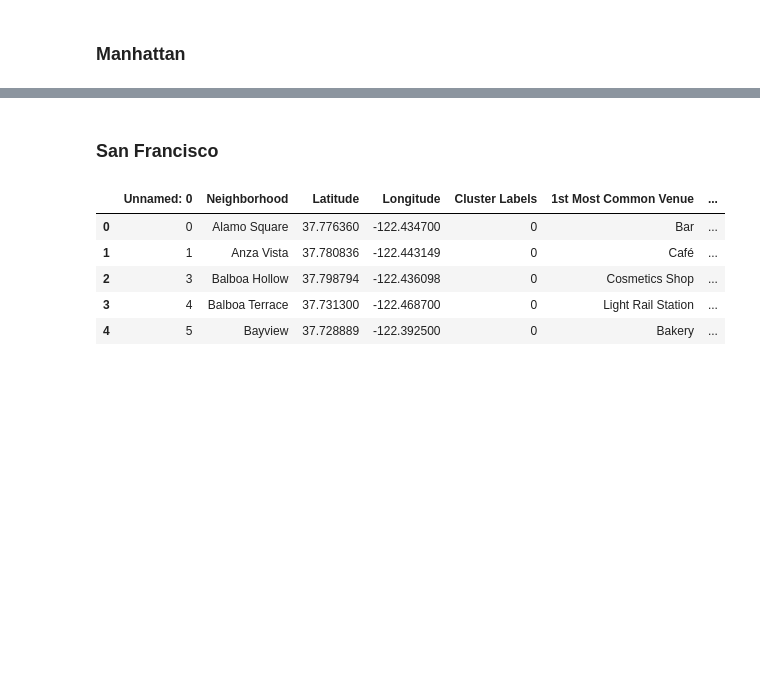
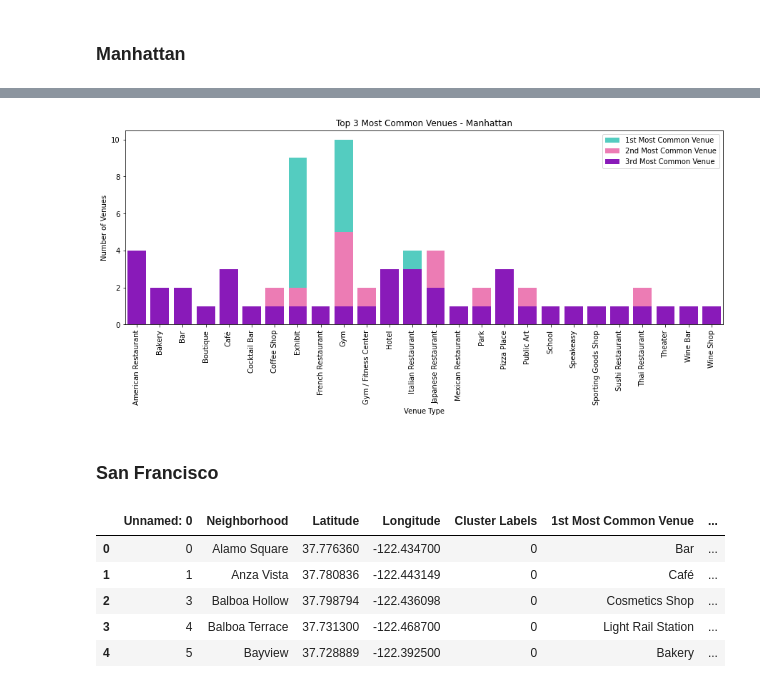
Before and after one commit to Faith2U/Project-Work, a Jupyter notebook: Applied Data Science Capstone - Week 4 - Comparing Cities.ipynb, the cells around one changed output, grey strips where cells are left out. Saved outputs shown, nothing was run; the diff lists cells and outputs as text; code cells hidden in the pictures; blank space fills up the shorter version.

```diff
--- a/Applied Data Science Capstone - Week 4 - Comparing Cities.ipynb
+++ b/Applied Data Science Capstone - Week 4 - Comparing Cities.ipynb
@@ -71,6 +94,27 @@ manhattan.head()
 # %%
 #Drop unneeded columns or extra columns
 manhattan.drop(['Unnamed: 0', 'Cluster Labels'], axis=1, inplace=True)
+# %%
+freq_manhattan = manhattan.groupby('1st Most Common Venue').count()
+freq2_manhattan = manhattan.groupby('2nd Most Common Venue').count()
+freq3_manhattan = manhattan.groupby('3rd Most Common Venue').count()
+# %%
+fig,ax=plt.subplots(figsize=(15,5))
+
+sns.barplot(data=freq_manhattan, x=freq_manhattan.index, y='Neighborhood', color='turquoise', label='1st Most Common Venue')
+sns.barplot(data=freq2_manhattan, x=freq2_manhattan.index, y='Neighborhood', color='hotpink', label='2nd Most Common Venue')
+sns.barplot(data=freq3_manhattan, x=freq3_manhattan.index, y='Neighborhood', color='darkviolet', label='3rd Most Common Venue')
+
+plt.xticks(rotation=90)
+plt.xlabel('Venue Type')
+
+plt.ylabel('Number of Venues')
+
+plt.legend()
+plt.title('Top 3 Most Common Venues - Manhattan')
+plt.show()
+# %% [output]
+[figure, added]
 # %% [markdown]
 <h3>San Francisco</h3>
 # %%
```
Also changed, not shown: parts of 28 cells of this notebook, 4 other files.
